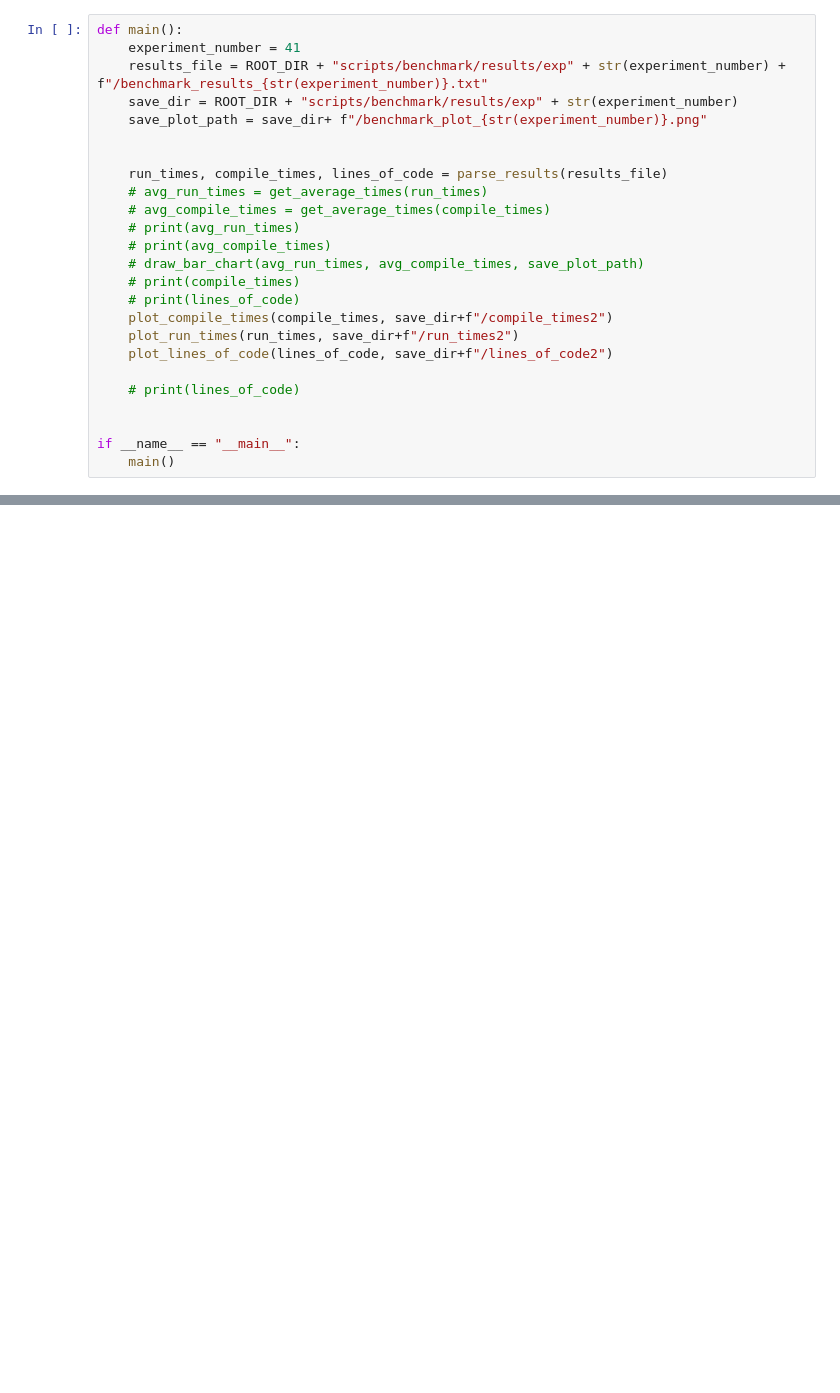
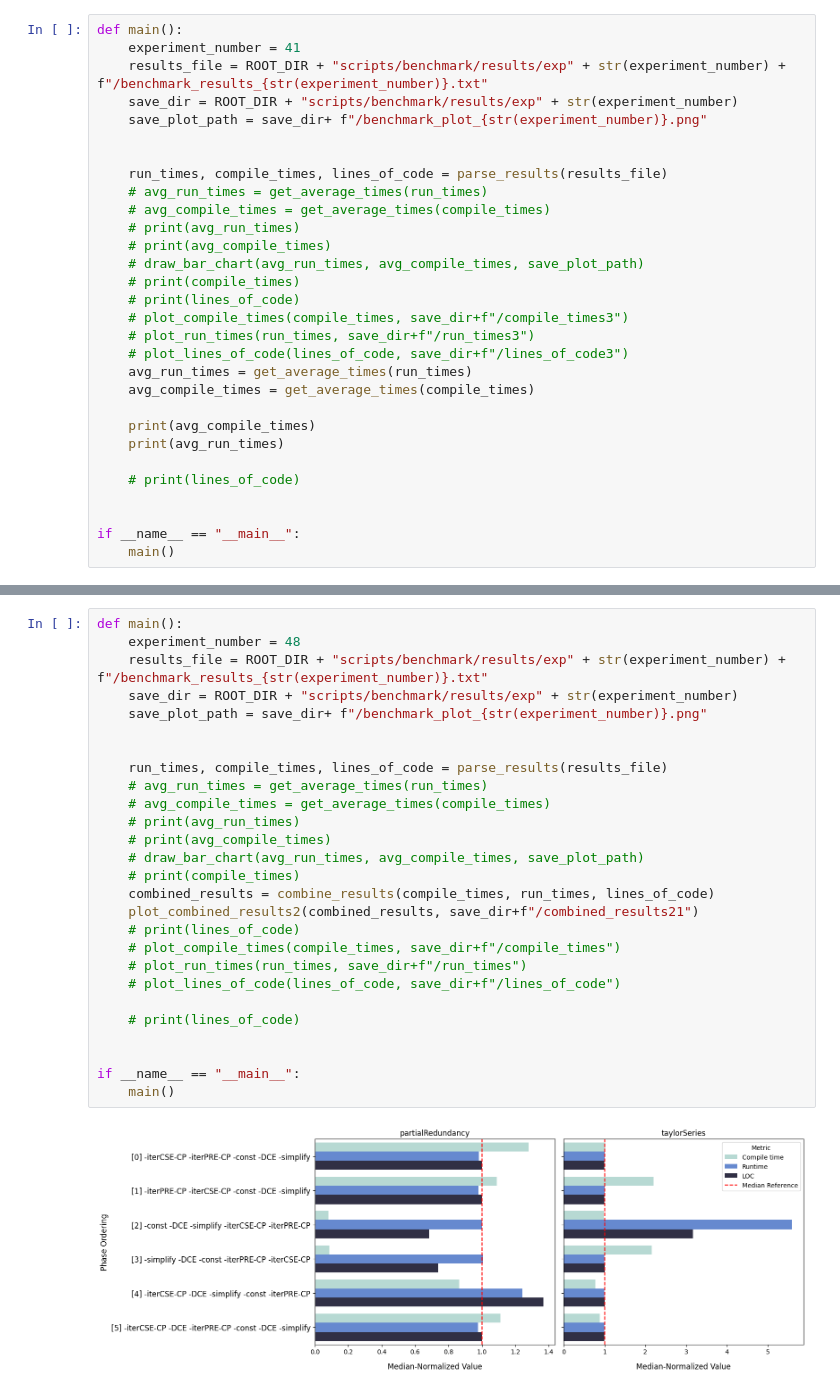
Before and after one commit to YutingShang/For2Wasm, a Jupyter notebook: scripts/benchmark/process_results.ipynb, the cells around one changed output, grey strips where cells are left out. Drawn from its saved outputs; the diff is of its cells as text; blank space fills up the shorter version.

Commit message:
evaluation benchmarking and PRE efficient compilation implementation

```diff
--- a/scripts/benchmark/process_results.ipynb
+++ b/scripts/benchmark/process_results.ipynb
@@ -282,9 +735,14 @@ def main():
     # draw_bar_chart(avg_run_times, avg_compile_times, save_plot_path)
     # print(compile_times)
     # print(lines_of_code)
-    plot_compile_times(compile_times, save_dir+f"/compile_times2")
-    plot_run_times(run_times, save_dir+f"/run_times2")
-    plot_lines_of_code(lines_of_code, save_dir+f"/lines_of_code2")
+    # plot_compile_times(compile_times, save_dir+f"/compile_times3")
+    # plot_run_times(run_times, save_dir+f"/run_times3")
+    # plot_lines_of_code(lines_of_code, save_dir+f"/lines_of_code3")
+    avg_run_times = get_average_times(run_times)
+    avg_compile_times = get_average_times(compile_times)
+
+    print(avg_compile_times)
+    print(avg_run_times)
 
     # print(lines_of_code)
 
@@ -306,0 +954,29 @@ if __name__ == "__main__":
+# %%
+def main():
+    experiment_number = 48
+    results_file = ROOT_DIR + "scripts/benchmark/results/exp" + str(experiment_number) + f"/benchmark_results_{str(experiment_number)}.txt"
+    save_dir = ROOT_DIR + "scripts/benchmark/results/exp" + str(experiment_number)
+    save_plot_path = save_dir+ f"/benchmark_plot_{str(experiment_number)}.png"
+
+
+    run_times, compile_times, lines_of_code = parse_results(results_file)
+    # avg_run_times = get_average_times(run_times)
+    # avg_compile_times = get_average_times(compile_times)
+    # print(avg_run_times)
+    # print(avg_compile_times)
+    # draw_bar_chart(avg_run_times, avg_compile_times, save_plot_path)
+    # print(compile_times)
+    combined_results = combine_results(compile_times, run_times, lines_of_code)
+    plot_combined_results2(combined_results, save_dir+f"/combined_results21")
+    # print(lines_of_code)
+    # plot_compile_times(compile_times, save_dir+f"/compile_times")
+    # plot_run_times(run_times, save_dir+f"/run_times")
+    # plot_lines_of_code(lines_of_code, save_dir+f"/lines_of_code")
+
+    # print(lines_of_code)
+
+
+if __name__ == "__main__":
+    main()
+# %% [output]
+[figure, added]
```
Also changed, not shown: parts of 7 cells of this notebook, 22 other files.
